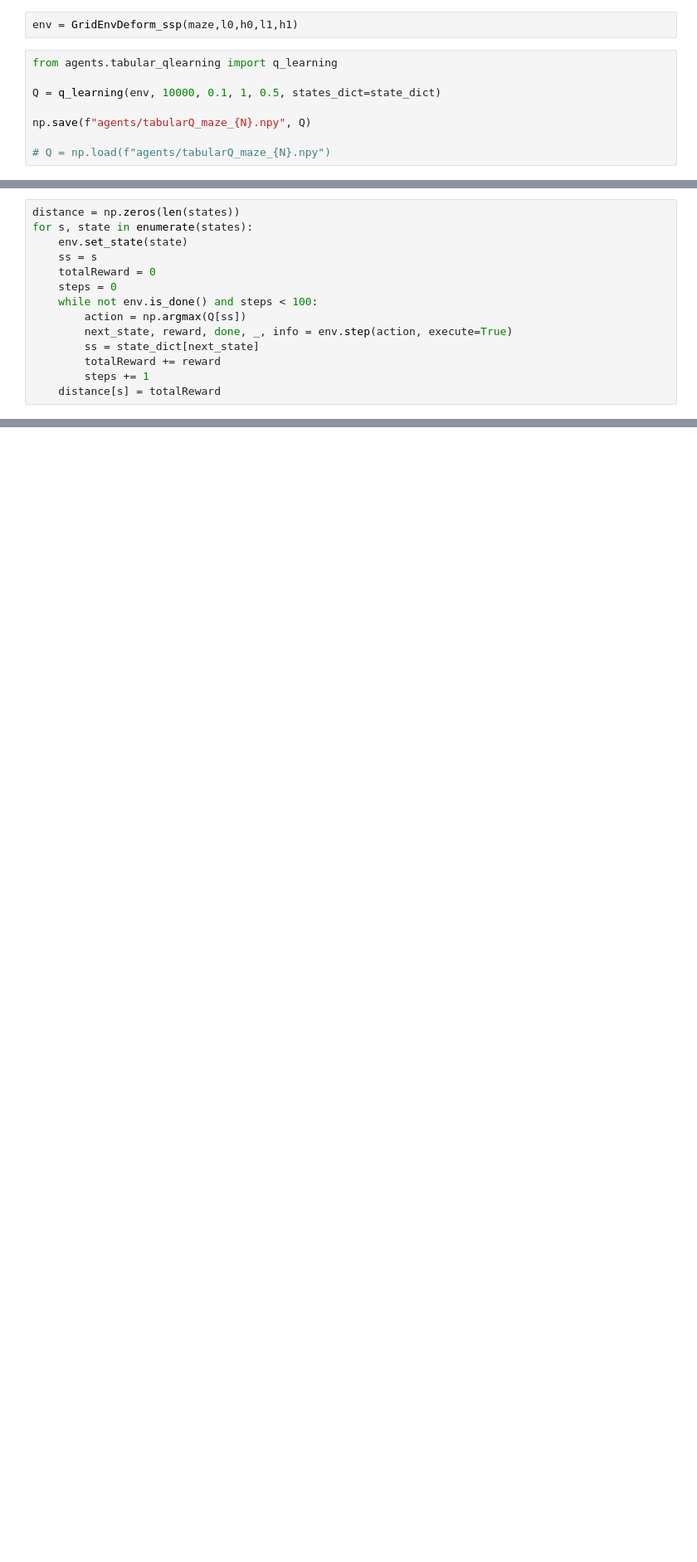
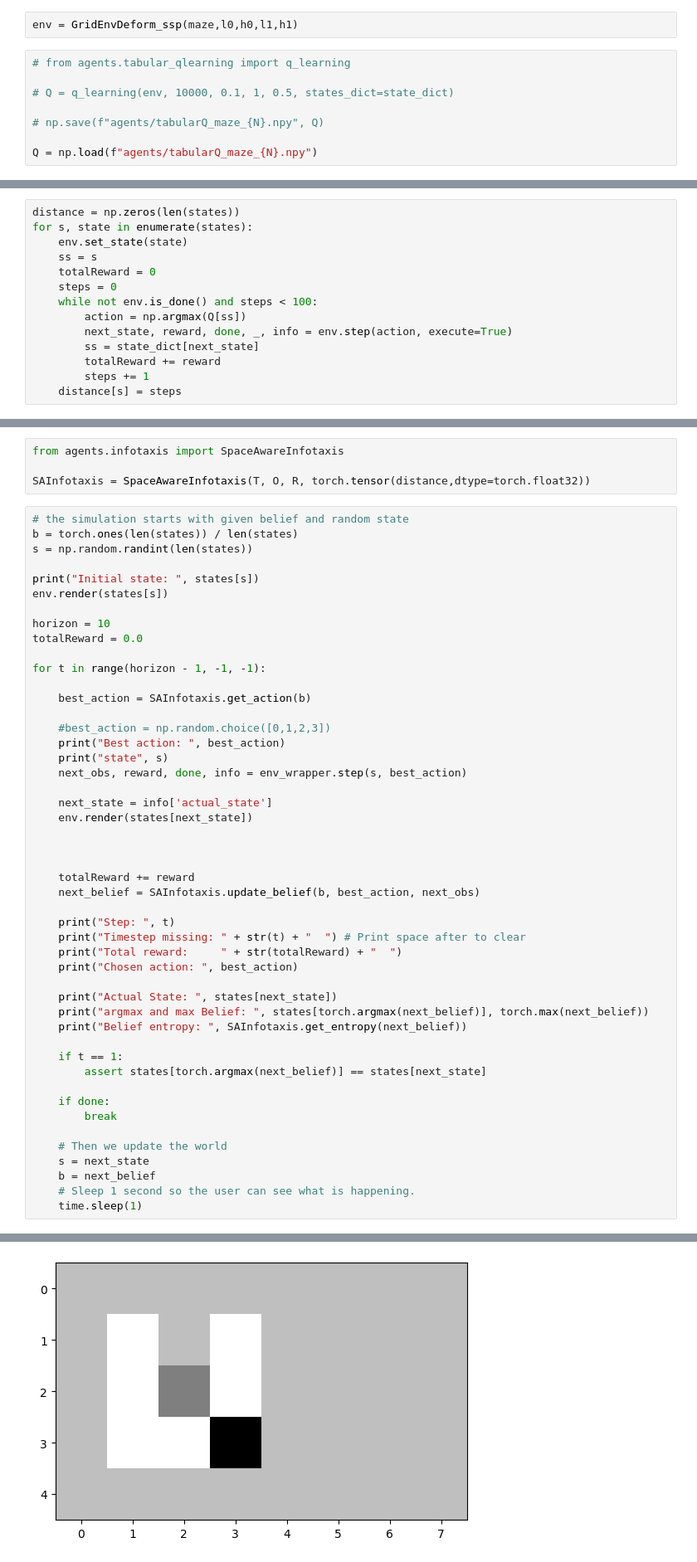
Before and after one commit to flaccagora/RoboSurgery, a Jupyter notebook: src/Infotaxis.ipynb, the cells around one changed output, grey strips where cells are left out. Shown at 83% size. Drawn from its saved outputs; the diff is of its cells as text; blank space fills up the shorter version.

```diff
--- a/src/Infotaxis.ipynb
+++ b/src/Infotaxis.ipynb
@@ -363,10 +363,10 @@ class GridEnvDeform_ssp():
 # %%
 env = GridEnvDeform_ssp(maze,l0,h0,l1,h1)
 # %%
-from agents.tabular_qlearning import q_learning
+# from agents.tabular_qlearning import q_learning
 
-Q = q_learning(env, 10000, 0.1, 1, 0.5, states_dict=state_dict)
+# Q = q_learning(env, 10000, 0.1, 1, 0.5, states_dict=state_dict)
 
-np.save(f"agents/tabularQ_maze_{N}.npy", Q)
+# np.save(f"agents/tabularQ_maze_{N}.npy", Q)
 
-# Q = np.load(f"agents/tabularQ_maze_{N}.npy")
+Q = np.load(f"agents/tabularQ_maze_{N}.npy")
@@ -496,7 +423,7 @@ for s, state in enumerate(states):
         ss = state_dict[next_state]
         totalReward += reward
         steps += 1
-    distance[s] = totalReward
+    distance[s] = steps
 # %%
 state = ((1, 2, 0), (1, 1))
 distance[state_dict[state]]
@@ -527,0 +441,53 @@ env.render(state)
+# %%
+from agents.infotaxis import SpaceAwareInfotaxis
+
+SAInfotaxis = SpaceAwareInfotaxis(T, O, R, torch.tensor(distance,dtype=torch.float32))
+# %%
+# the simulation starts with given belief and random state
+b = torch.ones(len(states)) / len(states)
+s = np.random.randint(len(states))
+
+print("Initial state: ", states[s])
+env.render(states[s])
+
+horizon = 10
+totalReward = 0.0
+
+for t in range(horizon - 1, -1, -1):
+
+    best_action = SAInfotaxis.get_action(b)
+
+    #best_action = np.random.choice([0,1,2,3])
+    print("Best action: ", best_action)
+    print("state", s)
+    next_obs, reward, done, info = env_wrapper.step(s, best_action)
+
+    next_state = info['actual_state']
+    env.render(states[next_state])
+
+
+
+    totalReward += reward
+    next_belief = SAInfotaxis.update_belief(b, best_action, next_obs)
+
+    print("Step: ", t)
+    print("Timestep missing: " + str(t) + "  ") # Print space after to clear
+    print("Total reward:     " + str(totalReward) + "  ")
+    print("Chosen action: ", best_action)
+
+    print("Actual State: ", states[next_state])
+    print("argmax and max Belief: ", states[torch.argmax(next_belief)], torch.max(next_belief))
+    print("Belief entropy: ", SAInfotaxis.get_entropy(next_belief))
+
+    if t == 1:
+        assert states[torch.argmax(next_belief)] == states[next_state]
+
+    if done:
+        break
+
+    # Then we update the world
+    s = next_state
+    b = next_belief
+    # Sleep 1 second so the user can see what is happening.
+    time.sleep(1)
+# %% [output]
@@ -527,0 +495 @@ env.render(state)
+[figure, added]
```
Also changed, not shown: parts of 9 cells of this notebook, 10 other files.
